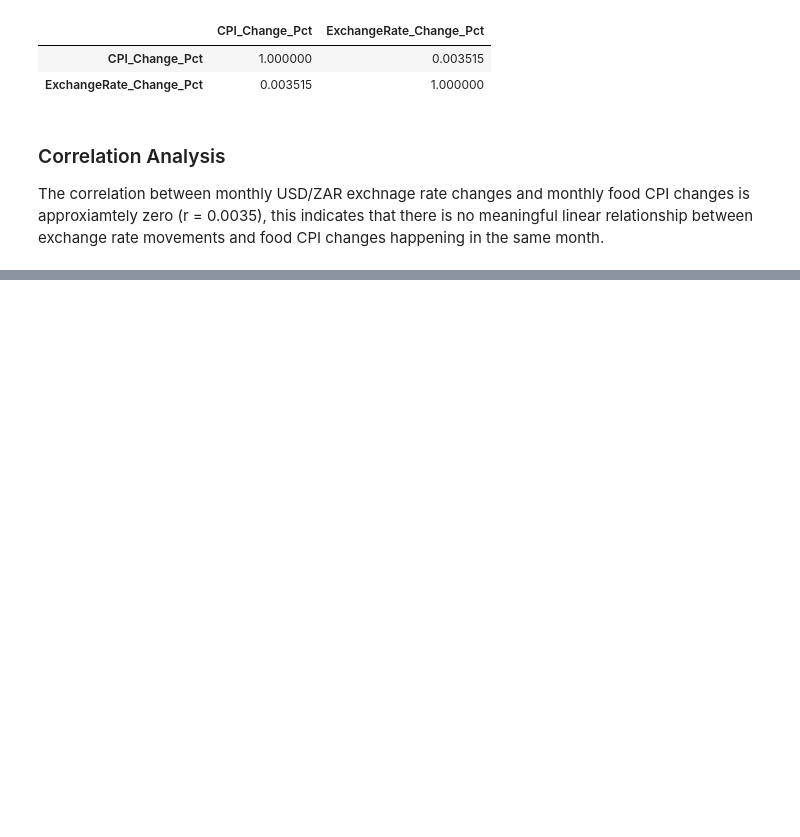
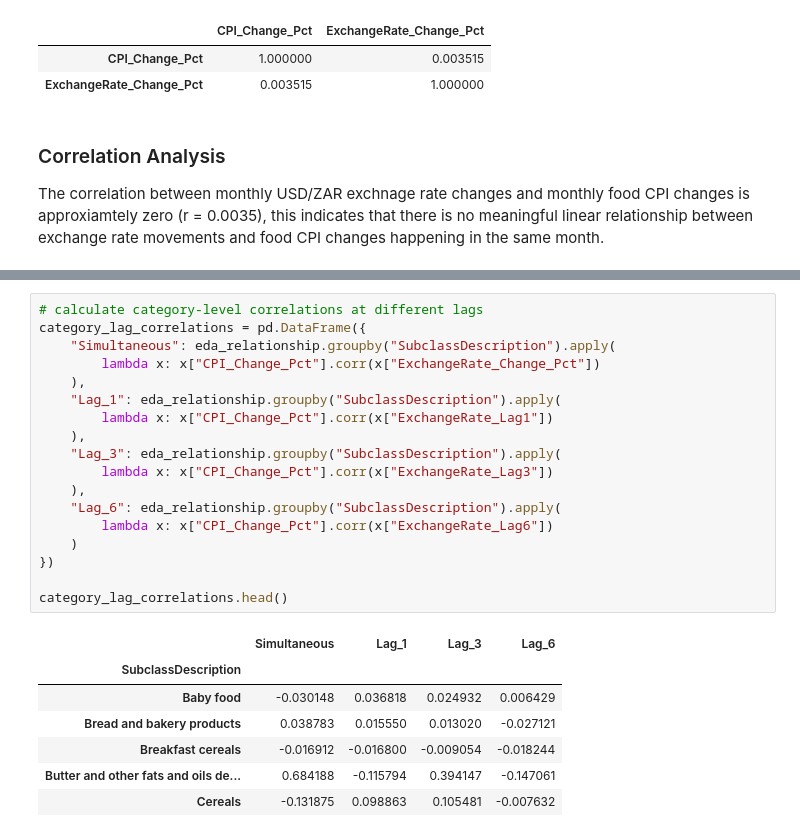
Before and after one commit to MasindiManaga/ERPT_ML_Research, a Jupyter notebook: notebooks/04_Exploratory_Data_Analysis.ipynb, the cells around one changed output, grey strips where cells are left out. Saved outputs shown, nothing was run; the diff lists cells and outputs as text; blank space fills up the shorter version.

```diff
--- a/notebooks/04_Exploratory_Data_Analysis.ipynb
+++ b/notebooks/04_Exploratory_Data_Analysis.ipynb
@@ -660,0 +739,26 @@ The correlation between monthly USD/ZAR exchnage rate changes and monthly food C
+# %%
+# calculate category-level correlations at different lags
+category_lag_correlations = pd.DataFrame({
+    "Simultaneous": eda_relationship.groupby("SubclassDescription").apply(
+        lambda x: x["CPI_Change_Pct"].corr(x["ExchangeRate_Change_Pct"])
+    ),
+    "Lag_1": eda_relationship.groupby("SubclassDescription").apply(
+        lambda x: x["CPI_Change_Pct"].corr(x["ExchangeRate_Lag1"])
+    ),
+    "Lag_3": eda_relationship.groupby("SubclassDescription").apply(
+        lambda x: x["CPI_Change_Pct"].corr(x["ExchangeRate_Lag3"])
+    ),
+    "Lag_6": eda_relationship.groupby("SubclassDescription").apply(
+        lambda x: x["CPI_Change_Pct"].corr(x["ExchangeRate_Lag6"])
+    )
+})
+
+category_lag_correlations.head()
+# %% [output]
+|  | Simultaneous | Lag_1 | Lag_3 | Lag_6 |
+| SubclassDescription |  |  |  |  |
+| Baby food | -0.030148 | 0.036818 | 0.024932 | 0.006429 |
+| Bread and bakery products | 0.038783 | 0.015550 | 0.013020 | -0.027121 |
+| Breakfast cereals | -0.016912 | -0.016800 | -0.009054 | -0.018244 |
+| Butter and other fats and oils de... | 0.684188 | -0.115794 | 0.394147 | -0.147061 |
+| Cereals | -0.131875 | 0.098863 | 0.105481 | -0.007632 |
```
Also changed, not shown: parts of 10 cells of this notebook.
